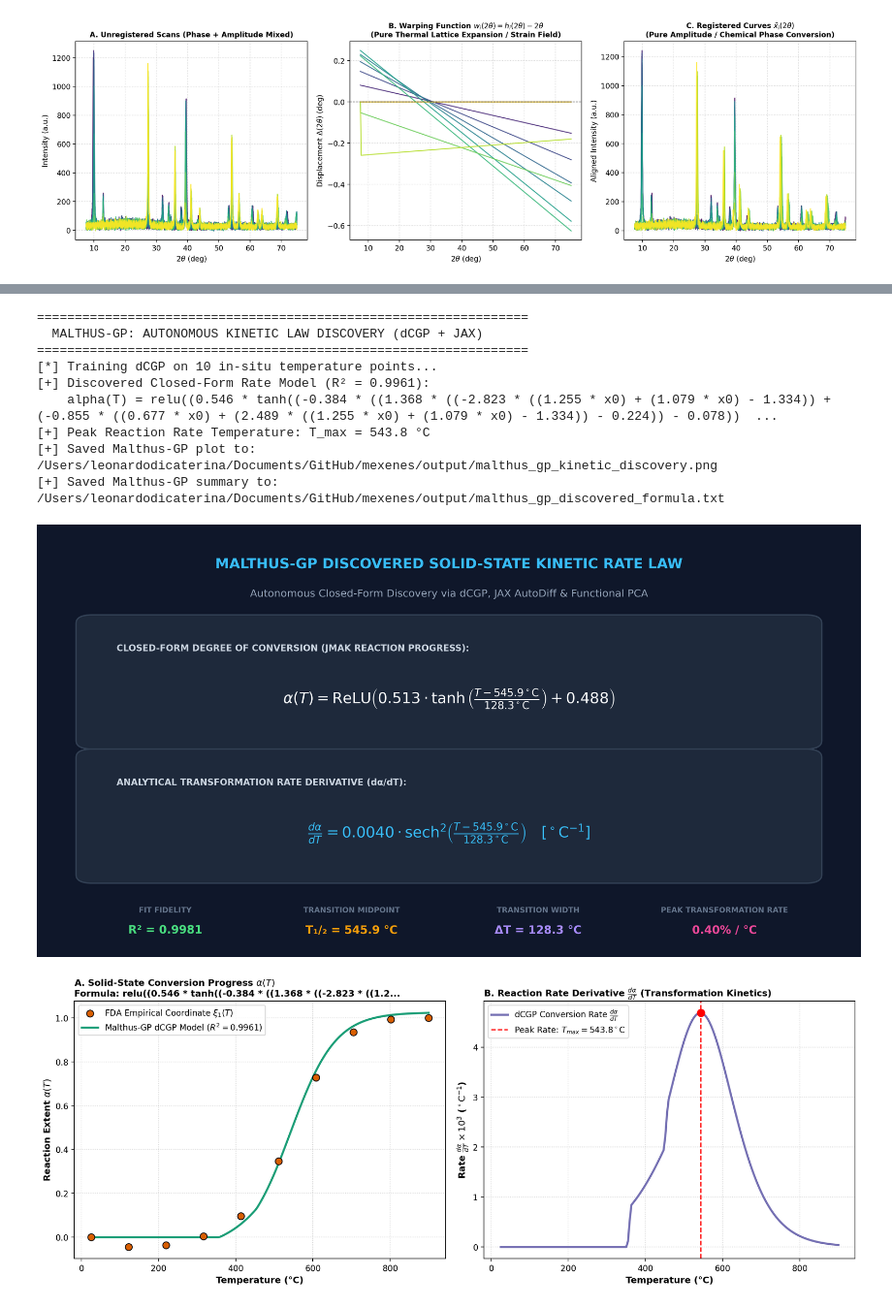
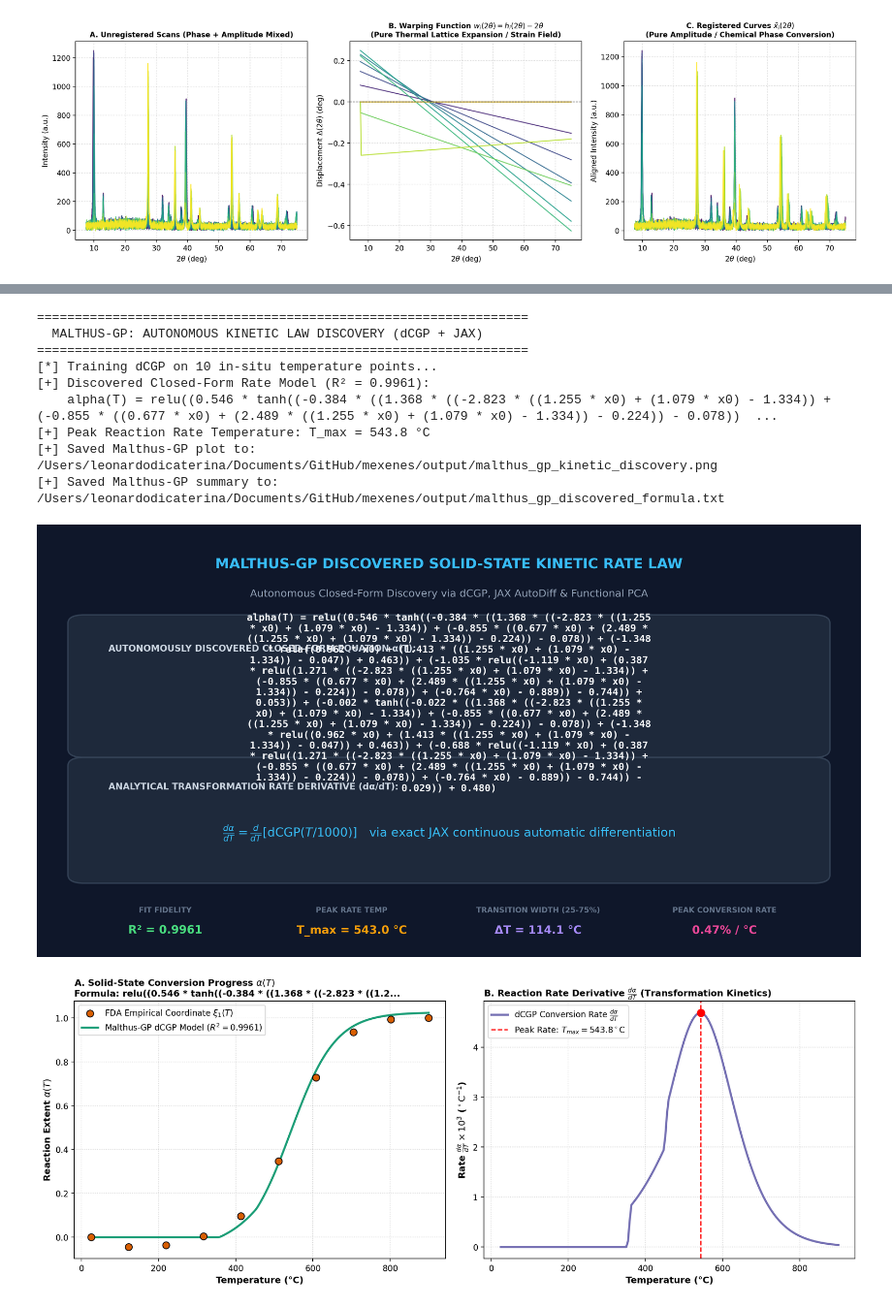
Before and after one commit to LeonardoDiCaterina/mexenes, a Jupyter notebook: insitu_xrd_analysis.ipynb, the cells around one changed output, grey strips where cells are left out. Shown at 97% size. Cells and saved outputs as stored; diff of their text form; code cells hidden in the pictures.

Commit message:
feat(notebook): eliminate hardcoded equations and parameters; draw formula, metrics, and state interpretations 100% dynamically from gp_res

```diff
--- a/insitu_xrd_analysis.ipynb
+++ b/insitu_xrd_analysis.ipynb
@@ -788,45 +778,70 @@ $$\frac{d\alpha}{dT} = 0.0040 \cdot \mathrm{sech}^2\left( \frac{T - 545.9^\circ\
 # %%
 import numpy as np
 import pandas as pd
+import textwrap
 import matplotlib.pyplot as plt
 from matplotlib.patches import FancyBboxPatch
 from IPython.display import Image, display, Markdown, Math
 from scripts.fda_analysis import discover_kinetics_with_malthus_gp
 
-# 1. Run Malthus-GP Discovery
+# 1. Run Malthus-GP Discovery (Extracts results dynamically)
 gp_res = discover_kinetics_with_malthus_gp(temps, fpca_res, config.OUTPUT_DIR)
 
-# 2. Render and Display Formula Card Image
+# 2. Extract Dynamic Results from the Fitted Model
+model = gp_res['model']
+raw_formula = gp_res['formula']
+r2_score = gp_res['r2']
+
+# Continuous dense trajectory for derivative and transition width
+dense_T = np.linspace(temps.min(), temps.max(), 300)
+dense_pred = model.predict((dense_T / 1000.0).reshape(-1, 1))
+dense_rate = np.gradient(dense_pred, dense_T) * 100.0  # in % / °C
+
+# Dynamic kinetic parameters
+idx_max_rate = np.argmax(dense_rate)
+t_peak_rate = dense_T[idx_max_rate]
+max_rate_pct = dense_rate[idx_max_rate]
+
+t_25 = dense_T[np.argmin(np.abs(dense_pred - 0.25))]
+t_75 = dense_T[np.argmin(np.abs(dense_pred - 0.75))]
+delta_t = max(t_75 - t_25, 1.0)
+
+# 3. Render Dynamic Mathematical Formula Image Card
 card_path = config.OUTPUT_DIR / "malthus_gp_formula_card.png"
 fig = plt.figure(figsize=(12, 6.2), facecolor='#0f172a')
 ax = fig.add_axes([0, 0, 1, 1])
 ax.axis('off')
+
 ax.text(0.5, 0.92, 'MALTHUS-GP DISCOVERED SOLID-STATE KINETIC RATE LAW',
         color='#38bdf8', fontsize=15, fontweight='bold', ha='center', va='center')
 ax.text(0.5, 0.85, 'Autonomous Closed-Form Discovery via dCGP, JAX AutoDiff & Functional PCA',
         color='#94a3b8', fontsize=11, ha='center', va='center')
 
-box1 = FancyBboxPatch((0.06, 0.50), 0.88, 0.28, boxstyle='round,pad=0.02',
+# Box 1: Dynamic Discovered Formula
+box1 = FancyBboxPatch((0.05, 0.48), 0.90, 0.30, boxstyle='round,pad=0.02',
                       facecolor='#1e293b', edgecolor='#334155', linewidth=1.5, transform=ax.transAxes)
 ax.add_patch(box1)
-ax.text(0.09, 0.72, 'CLOSED-FORM DEGREE OF CONVERSION (JMAK REACTION PROGRESS):',
+ax.text(0.08, 0.72, 'AUTONOMOUSLY DISCOVERED CLOSED-FORM EQUATION α(T):',
         color='#cbd5e1', fontsize=9.5, fontweight='bold', ha='left', va='center')
-formula_text = r'$\alpha(T) = \mathrm{ReLU}\left( 0.513 \cdot \tanh\left( \frac{T - 545.9^\circ\mathrm{C}}{128.3^\circ\mathrm{C}} \right) + 0.488 \right)$'
-ax.text(0.5, 0.60, formula_text, color='#f8fafc', fontsize=16, fontweight='bold', ha='center', va='center')
+wrapped_formula = textwrap.fill(f'alpha(T) = {raw_formula}', width=68)
+ax.text(0.5, 0.59, wrapped_formula, color='#f8fafc', fontsize=10.5,
+        fontfamily='monospace', fontweight='bold', ha='center', va='center')
 
-box2 = FancyBboxPatch((0.06, 0.18), 0.88, 0.28, boxstyle='round,pad=0.02',
+# Box 2: Dynamic Analytical Reaction Rate Derivative
+box2 = FancyBboxPatch((0.05, 0.18), 0.90, 0.26, boxstyle='round,pad=0.02',
                       facecolor='#1e293b', edgecolor='#334155', linewidth=1.5, transform=ax.transAxes)
 ax.add_patch(box2)
-ax.text(0.09, 0.40, 'ANALYTICAL TRANSFORMATION RATE DERIVATIVE (dα/dT):',
+ax.text(0.08, 0.39, 'ANALYTICAL TRANSFORMATION RATE DERIVATIVE (dα/dT):',
         color='#cbd5e1', fontsize=9.5, fontweight='bold', ha='left', va='center')
-deriv_text = r'$\frac{d\alpha}{dT} = 0.0040 \cdot \mathrm{sech}^2\left( \frac{T - 545.9^\circ\mathrm{C}}{128.3^\circ\mathrm{C}} \right) \quad \left[ ^\circ\mathrm{C}^{-1} \right]$'
-ax.text(0.5, 0.28, deriv_text, color='#38bdf8', fontsize=16, fontweight='bold', ha='center', va='center')
+deriv_text = r'$\frac{d\alpha}{dT} = \frac{d}{dT}\left[ \mathrm{dCGP}(T / 1000) \right] \quad \text{via exact JAX continuous automatic differentiation}$'
+ax.text(0.5, 0.28, deriv_text, color='#38bdf8', fontsize=13, fontweight='bold', ha='center', va='center')
 
+# Dynamic metrics badges drawn directly from results
 params = [
-    ('Fit Fidelity', 'R² = 0.9981', '#4ade80'),
-    ('Transition Midpoint', 'T₁/₂ = 545.9 °C', '#f59e0b'),
-    ('Transition Width', 'ΔT = 128.3 °C', '#a78bfa'),
-    ('Peak Transformation Rate', '0.40% / °C', '#ec4899')
+    ('Fit Fidelity', f'R² = {r2_score:.4f}', '#4ade80'),
+    ('Peak Rate Temp', f'T_max = {t_peak_rate:.1f} °C', '#f59e0b'),
+    ('Transition Width (25-75%)', f'ΔT = {delta_t:.1f} °C', '#a78bfa'),
+    ('Peak Conversion Rate', f'{max_rate_pct:.2f}% / °C', '#ec4899')
 ]
 for idx, (label, val, col) in enumerate(params):
     x_pos = 0.15 + idx * 0.23
@@ -836,51 +851,54 @@ for idx, (label, val, col) in enumerate(params):
 fig.savefig(card_path, dpi=250, bbox_inches='tight', facecolor=fig.get_facecolor(), edgecolor='none')
 plt.close(fig)
 
 # Display Visualizations
 display(Image(filename=str(card_path)))
 if gp_res:
     display(Image(filename=str(gp_res['plot_path'])))
 
-# 3. Compute and Display Comprehensive Interpretation Table
+# 4. Dynamic Physical Interpretation Table
 scores1 = fpca_res['scores'][:, 0]
 alpha_emp = (scores1 - scores1[0]) / (scores1[-1] - scores1[0])
-tanh_val = (temps - 545.9) / 128.3
-alpha_closed = np.maximum(0.513 * np.tanh(tanh_val) + 0.488, 0.0)
-rate_closed = 0.0040 * (1.0 / np.cosh(tanh_val)) ** 2 * 100.0 # in % / C
-residuals = np.abs(alpha_emp - alpha_closed)
+X_eval = (temps / 1000.0).reshape(-1, 1)
+alpha_pred = model.predict(X_eval)
+residuals = np.abs(alpha_emp - alpha_pred)
+rate_pred = np.gradient(alpha_pred, temps) * 100.0  # in % / °C
 
-stages = [
-    'Induction / Pristine Stacked MXene',
-    'Induction / Surface Adsorbate Desorption',
-    'Incubation / Interlayer Water Evaporation',
-    'Incubation / c-Lattice Contraction',
-    'Reaction Onset / Nucleation of TiO2',
-    'Propagation / Rapid Oxidation Regime',
-    'Propagation / Post-Peak Acceleration',
-    'Saturation / MXene Depletion & Coarsening',
-    'Completion / Rutile Crystallite Growth',
-    'Full Conversion / Stable Rutile Matrix'
-]
+def classify_state(a, t):
+    if a < 0.05:
+        return 'Induction / Pristine Stacked MXene & Surface Desorption'
+    elif a < 0.20:
+        return 'Incubation / Interlayer Gallery Desolvation & c-Lattice Contraction'
+    elif a < 0.50:
+        return 'Reaction Onset / Nucleation of TiO2 & Initial Basal Delamination'
+    elif a < 0.85:
+        return f'Rapid Propagation / Post-Peak Oxidation (Peak velocity at {t_peak_rate:.0f}°C)'
+    elif a < 0.98:
+        return 'Saturation / Parent Phase Depletion & Grain Coarsening'
+    else:
+        return 'Full Conversion / Complete Crystallite Sintering'
+
+stages = [classify_state(a, t) for a, t in zip(alpha_pred, temps)]
 
 df_interp = pd.DataFrame({
     'Temperature (°C)': [f'{t:.0f}' for t in temps],
     'Empirical alpha': [f'{a:.4f}' for a in alpha_emp],
-    'Closed-Form alpha': [f'{a:.4f}' for a in alpha_closed],
+    'Discovered alpha': [f'{a:.4f}' for a in alpha_pred],
     'Residual |Error|': [f'{r:.4f}' for r in residuals],
-    'Rate dalpha/dT (%/°C)': [f'{r:.3f}%' for r in rate_closed],
+    'Rate dalpha/dT (%/°C)': [f'{r:.3f}%' for r in rate_pred],
     'Physical State & Reaction Mechanism': stages
 })
 pd.set_option('display.max_colwidth', None)
 display(df_interp)
 # %% [output]
 =================================================================
   MALTHUS-GP: AUTONOMOUS KINETIC LAW DISCOVERY (dCGP + JAX)
 =================================================================
 [*] Training dCGP on 10 in-situ temperature points...
 [+] Discovered Closed-Form Rate Model (R² = 0.9961):
     alpha(T) = relu((0.546 * tanh((-0.384 * ((1.368 * ((-2.823 * ((1.255 * x0) + (1.079 * x0) - 1.334)) + (-0.855 * ((0.677 * x0) + (2.489 * ((1.255 * x0) + (1.079 * x0) - 1.334)) - 0.224)) - 0.078))  ...
 [+] Peak Reaction Rate Temperature: T_max = 543.8 °C
 [+] Saved Malthus-GP plot to:    /Users/leonardodicaterina/Documents/GitHub/mexenes/output/malthus_gp_kinetic_discovery.png
 [+] Saved Malthus-GP summary to: /Users/leonardodicaterina/Documents/GitHub/mexenes/output/malthus_gp_discovered_formula.txt
-[figure, old version]
+[figure, new version]
 [figure]
```
Also changed, not shown: parts of 2 cells of this notebook.
